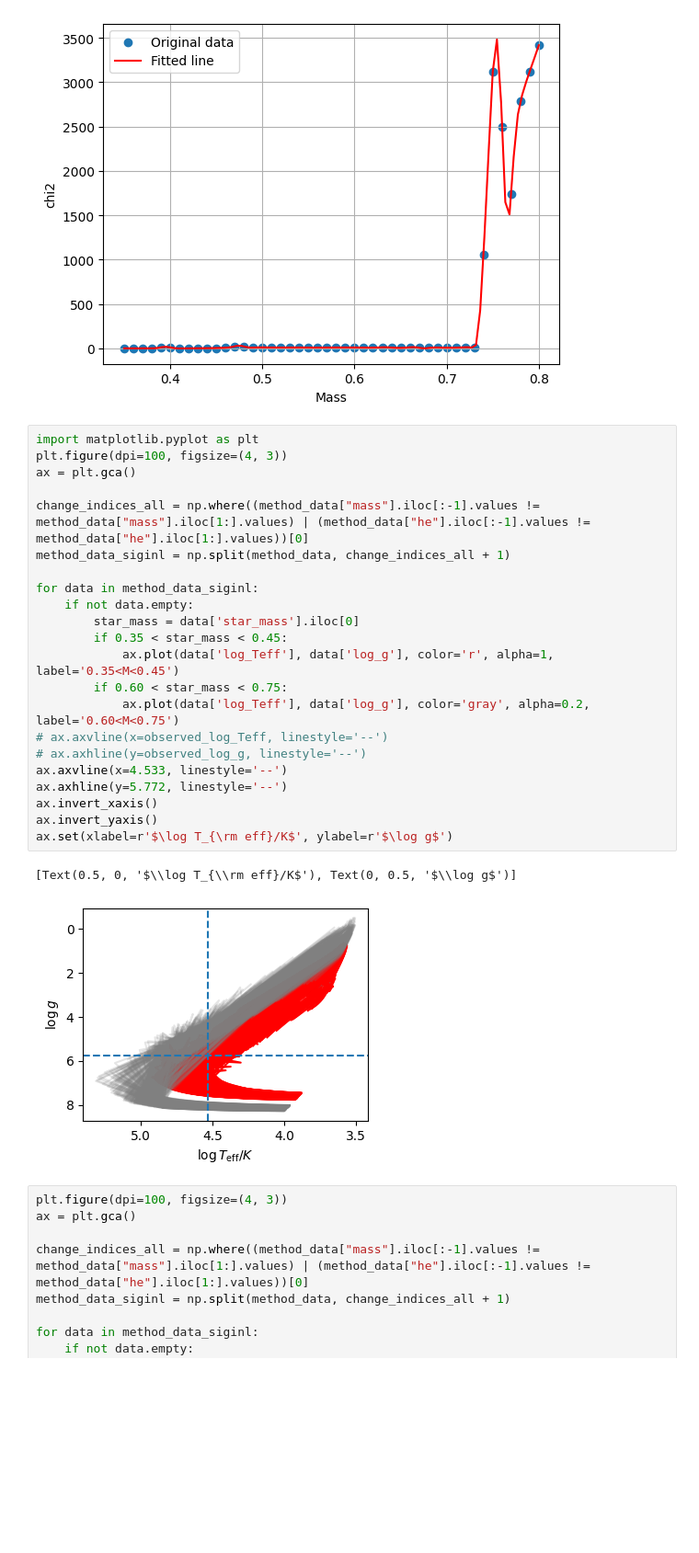
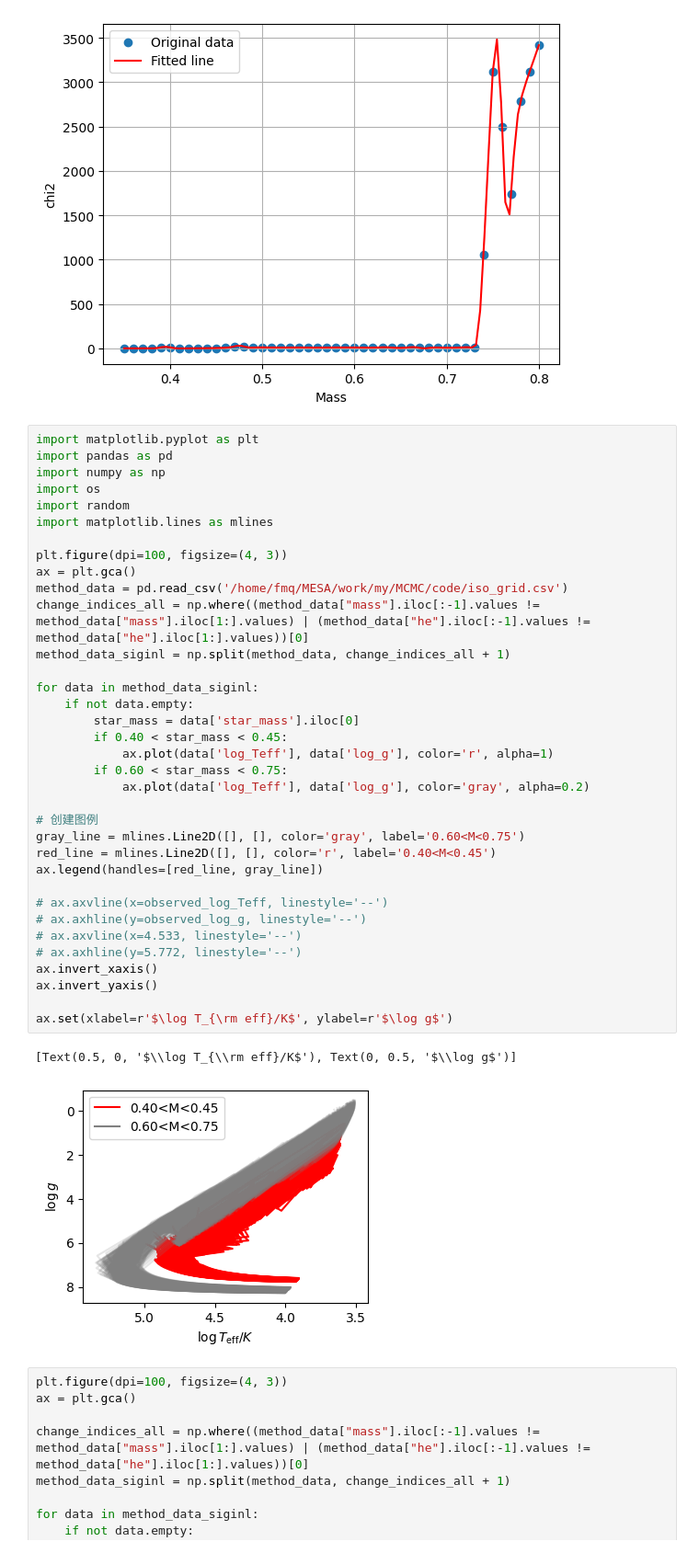
Before and after one commit to Asfmq/blog, a Jupyter notebook: MCMC/mcmc_main.ipynb, the cells around one changed output. Shown at 92% size. Cells and saved outputs as stored; diff of their text form; blank space fills up the shorter version.

```diff
--- a/MCMC/mcmc_main.ipynb
+++ b/MCMC/mcmc_main.ipynb
@@ -154,29 +154,42 @@ plt.show()
 [figure]
 # %%
 import matplotlib.pyplot as plt
+import pandas as pd
+import numpy as np
+import os
+import random
+import matplotlib.lines as mlines
+
 plt.figure(dpi=100, figsize=(4, 3))
 ax = plt.gca()
-
+method_data = pd.read_csv('/home/fmq/MESA/work/my/MCMC/code/iso_grid.csv')
 change_indices_all = np.where((method_data["mass"].iloc[:-1].values != method_data["mass"].iloc[1:].values) | (method_data["he"].iloc[:-1].values != method_data["he"].iloc[1:].values))[0]
 method_data_siginl = np.split(method_data, change_indices_all + 1)
 
 for data in method_data_siginl:
     if not data.empty:
         star_mass = data['star_mass'].iloc[0]
-        if 0.35 < star_mass < 0.45:
-            ax.plot(data['log_Teff'], data['log_g'], color='r', alpha=1, label='0.35<M<0.45')
+        if 0.40 < star_mass < 0.45:
+            ax.plot(data['log_Teff'], data['log_g'], color='r', alpha=1)
         if 0.60 < star_mass < 0.75:
-            ax.plot(data['log_Teff'], data['log_g'], color='gray', alpha=0.2, label='0.60<M<0.75')
+            ax.plot(data['log_Teff'], data['log_g'], color='gray', alpha=0.2)
+
+# 创建图例
+gray_line = mlines.Line2D([], [], color='gray', label='0.60<M<0.75')
+red_line = mlines.Line2D([], [], color='r', label='0.40<M<0.45')
+ax.legend(handles=[red_line, gray_line])
+
 # ax.axvline(x=observed_log_Teff, linestyle='--')
 # ax.axhline(y=observed_log_g, linestyle='--')
-ax.axvline(x=4.533, linestyle='--')
-ax.axhline(y=5.772, linestyle='--')
+# ax.axvline(x=4.533, linestyle='--')
+# ax.axhline(y=5.772, linestyle='--')
 ax.invert_xaxis()
 ax.invert_yaxis()
+
 ax.set(xlabel=r'$\log T_{\rm eff}/K$', ylabel=r'$\log g$')
 # %% [output]
 [Text(0.5, 0, '$\\log T_{\\rm eff}/K$'), Text(0, 0.5, '$\\log g$')]
-[figure, old version]
+[figure, new version]
 # %%
 plt.figure(dpi=100, figsize=(4, 3))
 ax = plt.gca()
```
Also changed, not shown: 14 other files.
